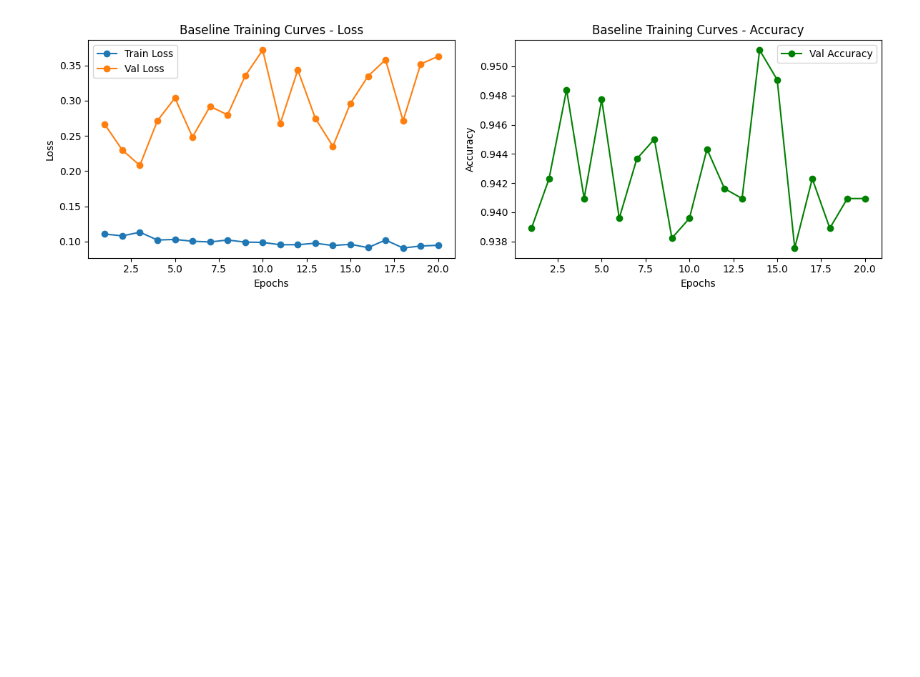
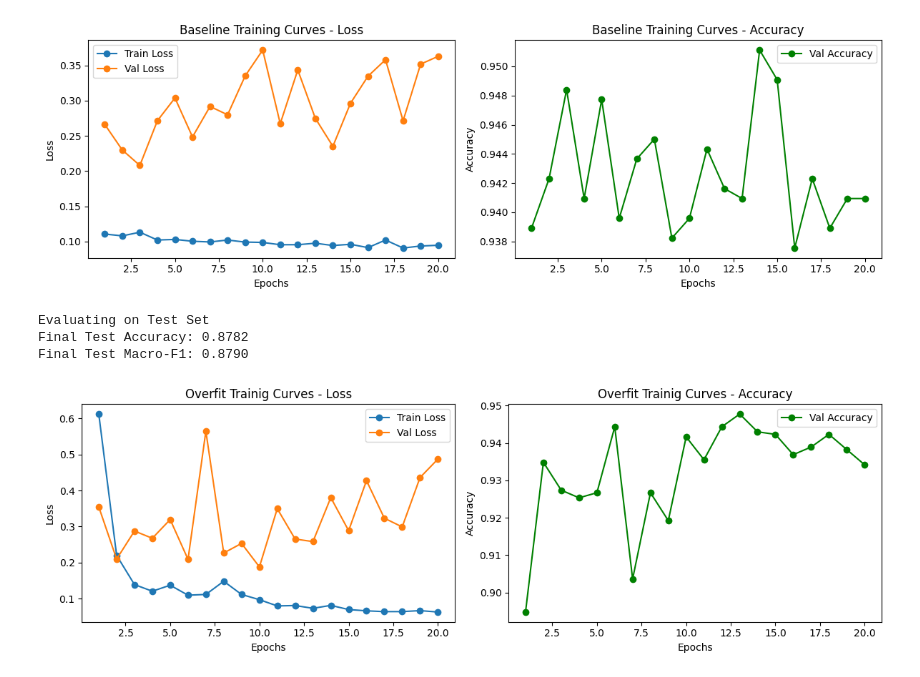
Before and after one commit to Youssef-Chip/lab1, a Jupyter notebook: lab2/01_data_and_baselines.ipynb, the cells around one changed output. Saved outputs shown, nothing was run; the diff lists cells and outputs as text; code cells hidden in the pictures; blank space fills up the shorter version.

Commit message:
overfit added

```diff
--- a/lab2/01_data_and_baselines.ipynb
+++ b/lab2/01_data_and_baselines.ipynb
@@ -321,0 +368,40 @@ plot_curves(baseline_report, "Baseline Training Curves")
+# %%
+INPUT_DIM = 128 * 9
+HIDDEN_DIM_1 = 1024
+HIDDEN_DIM_2 = 512
+HIDDEN_DIM_3 = 256
+NUM_CLASSES = 6
+
+model_overfit = oversizedMLP(INPUT_DIM, HIDDEN_DIM_1, HIDDEN_DIM_2, HIDDEN_DIM_3, NUM_CLASSES).to(device)
+optimizer_overfit = optim.Adam(model_overfit.parameters(), lr=0.001)
+epochs = 20
+# %%
+overfit_report = train_model(model_overfit, train_loader, val_loader, optimizer_overfit, epochs)
+# %%
+print("\nEvaluating on Test Set")
+model_overfit.eval()
+test_preds, test_targets = [], []
+
+with torch.no_grad():
+    for X_batch, y_batch in test_loader:
+        X_batch = X_batch.to(device)
+        logits = model_overfit(X_batch)
+        preds = torch.argmax(logits, dim=1)
+
+        test_preds.extend(preds.cpu().numpy())
+        test_targets.extend(y_batch.numpy())
+
+# Calculate final required metrics
+final_acc = accuracy_score(test_targets, test_preds)
+final_macro_f1 = f1_score(test_targets, test_preds, average='macro')
+
+print(f"Final Test Accuracy: {final_acc:.4f}")
+print(f"Final Test Macro-F1: {final_macro_f1:.4f}")
+# %% [output]
+Evaluating on Test Set
+Final Test Accuracy: 0.8782
+Final Test Macro-F1: 0.8790
+# %%
+plot_curves(overfit_report, "Overfit Trainig Curves")
+# %% [output]
+[figure, added]
```
Also changed, not shown: parts of 1 cell of this notebook.
